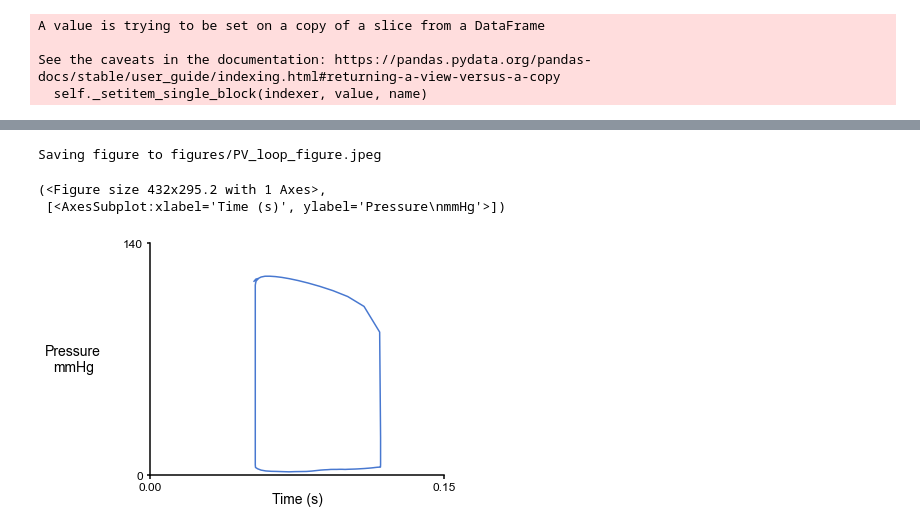
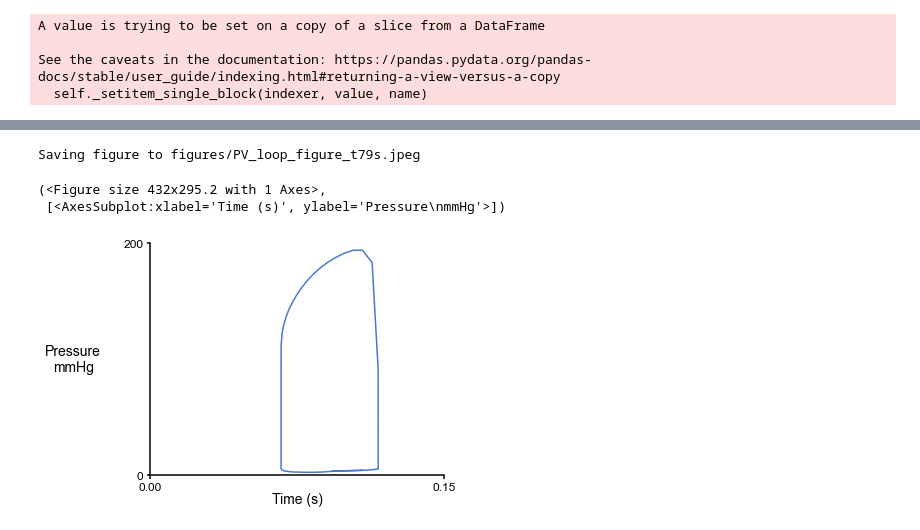
Before and after one commit to MMoTH/MyoFE, a Jupyter notebook: demos/baro_AS/sim_output/display.ipynb, the cells around one changed output, grey strips where cells are left out. Drawn from its saved outputs; the diff is of its cells as text; code cells hidden in the pictures.

```diff
--- a/demos/baro_AS/sim_output/display.ipynb
+++ b/demos/baro_AS/sim_output/display.ipynb
@@ -87,16 +85,16 @@ KeyError: 'baroreflex_active_old_master'
 # %%
-output_str = 'figures/PV_loop_figure.jpeg'
+output_str = 'figures/PV_loop_figure_t79s.jpeg'
 template_file_string = 'template_pv_loop.json'
 
-time_frames = [(4.05,5)]
+time_frames = [(79,80)]
 pv_loop_data = df[df['time'].between(time_frames[0][0],time_frames[0][-1])].reset_index()
 
 
 mpl(pandas_data = pv_loop_data,
                 template_file_string= template_file_string,
                 output_image_file_string = output_str)
 # %% [output]
-Saving figure to figures/PV_loop_figure.jpeg
+Saving figure to figures/PV_loop_figure_t79s.jpeg
 (<Figure size 432x295.2 with 1 Axes>,
  [<AxesSubplot:xlabel='Time (s)', ylabel='Pressure\nmmHg'>])
-[figure, old version]
+[figure, new version]
```
Also changed, not shown: parts of 3 cells of this notebook.
